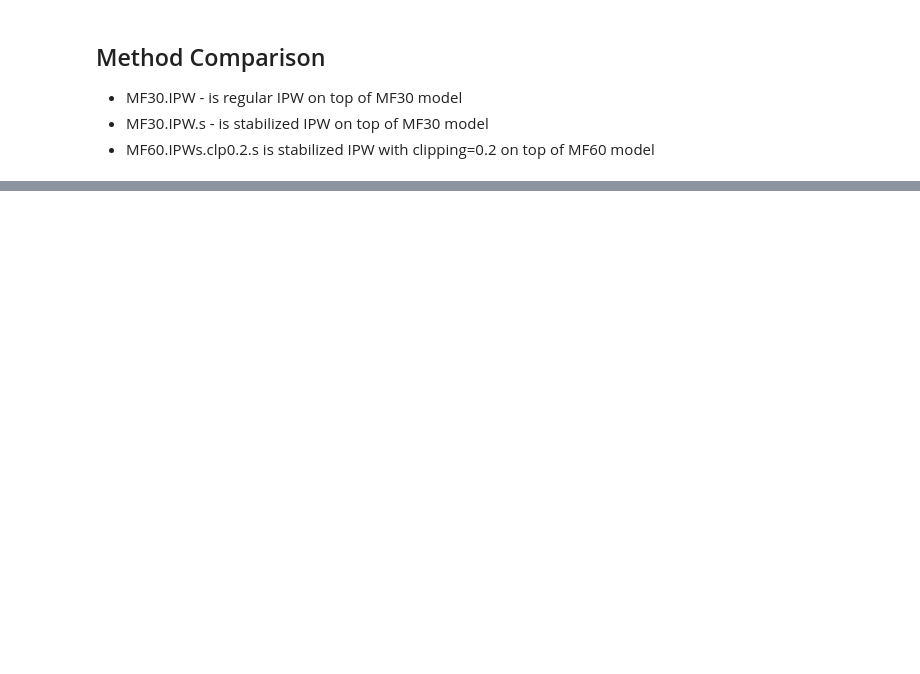
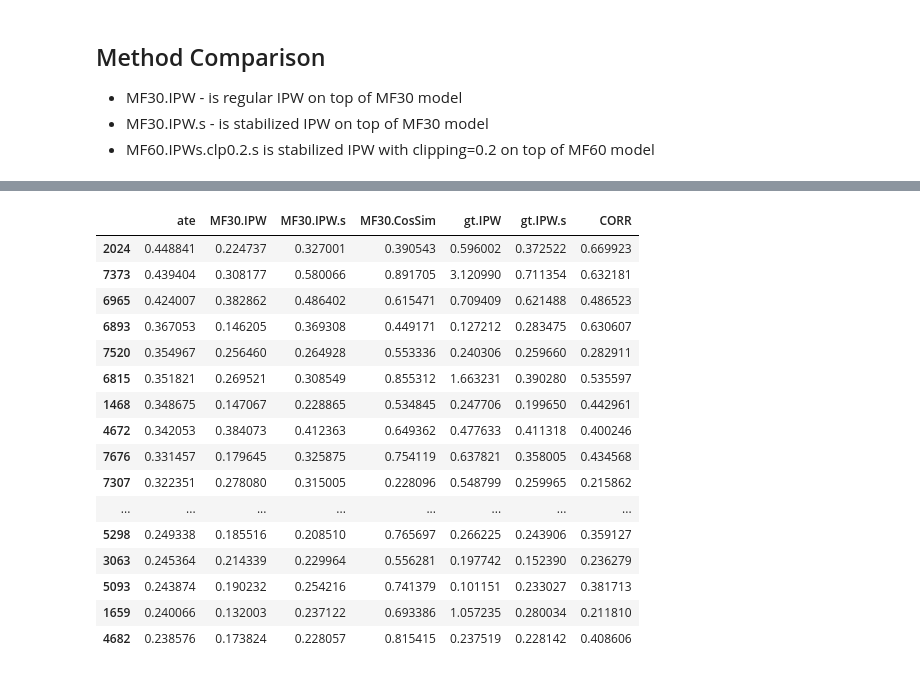
Before and after one commit to zivwhd/scmsim, a Jupyter notebook: notebooks/BenchmarkSim.ipynb, the cells around one changed output, grey strips where cells are left out. Cells and saved outputs as stored; diff of their text form; code cells hidden in the pictures; blank space fills up the shorter version.

```diff
--- a/notebooks/BenchmarkSim.ipynb
+++ b/notebooks/BenchmarkSim.ipynb
@@ -131,0 +182,21 @@ get_sim_scores(paths, uidata, ground_truth_name)
+# %%
+cdf.sort_values(by="ate", ascending=False)[["ate","MF30.IPW","MF30.IPW.s","MF30.CosSim","gt.IPW", "gt.IPW.s","CORR"]].head(30)
+#cdf[cdf["ate"] > 0.2][["ate","MF30.IPW","MF30.IPW.s","gt.IPW", "gt.IPW.s","CORR"]]
+# %% [output]
+|  | ate | MF30.IPW | MF30.IPW.s | MF30.CosSim | gt.IPW | gt.IPW.s | CORR |
+| 2024 | 0.448841 | 0.224737 | 0.327001 | 0.390543 | 0.596002 | 0.372522 | 0.669923 |
+| 7373 | 0.439404 | 0.308177 | 0.580066 | 0.891705 | 3.120990 | 0.711354 | 0.632181 |
+| 6965 | 0.424007 | 0.382862 | 0.486402 | 0.615471 | 0.709409 | 0.621488 | 0.486523 |
+| 6893 | 0.367053 | 0.146205 | 0.369308 | 0.449171 | 0.127212 | 0.283475 | 0.630607 |
+| 7520 | 0.354967 | 0.256460 | 0.264928 | 0.553336 | 0.240306 | 0.259660 | 0.282911 |
+| 6815 | 0.351821 | 0.269521 | 0.308549 | 0.855312 | 1.663231 | 0.390280 | 0.535597 |
+| 1468 | 0.348675 | 0.147067 | 0.228865 | 0.534845 | 0.247706 | 0.199650 | 0.442961 |
+| 4672 | 0.342053 | 0.384073 | 0.412363 | 0.649362 | 0.477633 | 0.411318 | 0.400246 |
+| 7676 | 0.331457 | 0.179645 | 0.325875 | 0.754119 | 0.637821 | 0.358005 | 0.434568 |
+| 7307 | 0.322351 | 0.278080 | 0.315005 | 0.228096 | 0.548799 | 0.259965 | 0.215862 |
+| ... | ... | ... | ... | ... | ... | ... | ... |
+| 5298 | 0.249338 | 0.185516 | 0.208510 | 0.765697 | 0.266225 | 0.243906 | 0.359127 |
+| 3063 | 0.245364 | 0.214339 | 0.229964 | 0.556281 | 0.197742 | 0.152390 | 0.236279 |
+| 5093 | 0.243874 | 0.190232 | 0.254216 | 0.741379 | 0.101151 | 0.233027 | 0.381713 |
+| 1659 | 0.240066 | 0.132003 | 0.237122 | 0.693386 | 1.057235 | 0.280034 | 0.211810 |
+| 4682 | 0.238576 | 0.173824 | 0.228057 | 0.815415 | 0.237519 | 0.228142 | 0.408606 |
```
Also changed, not shown: parts of 10 cells of this notebook, 3 other files.
